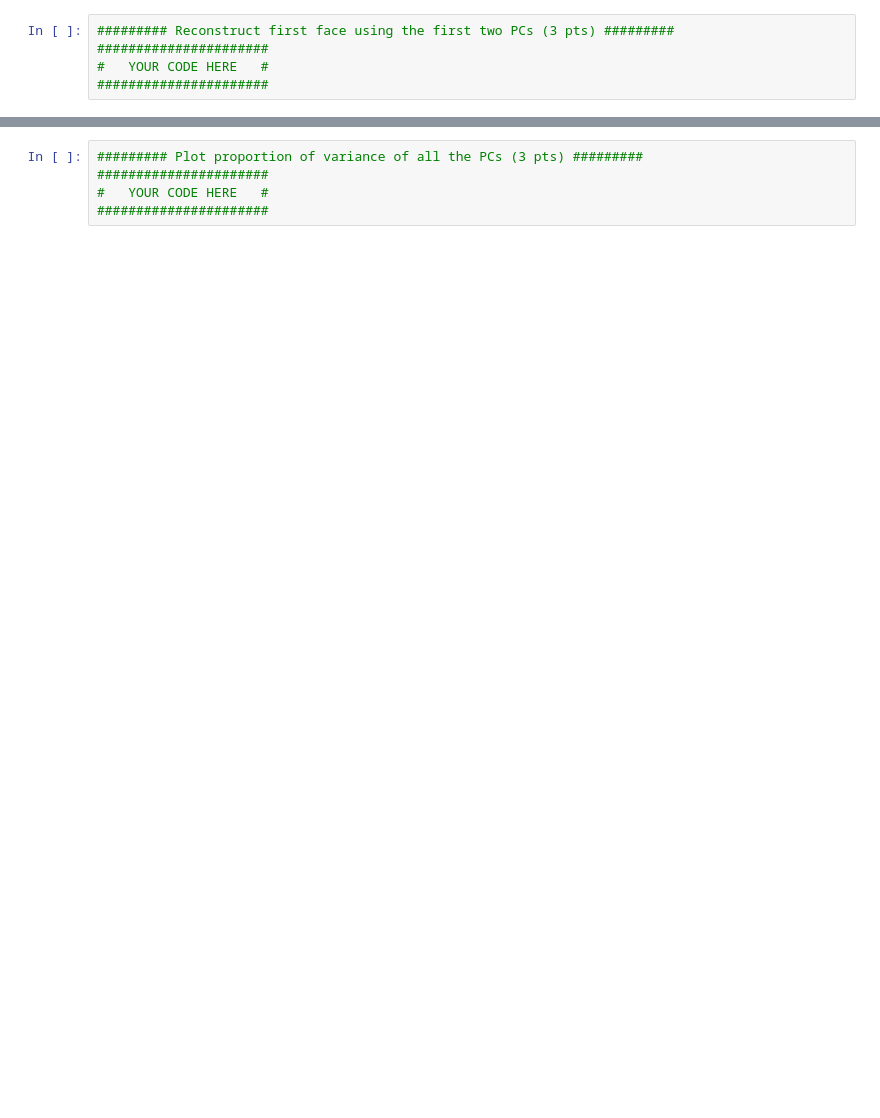
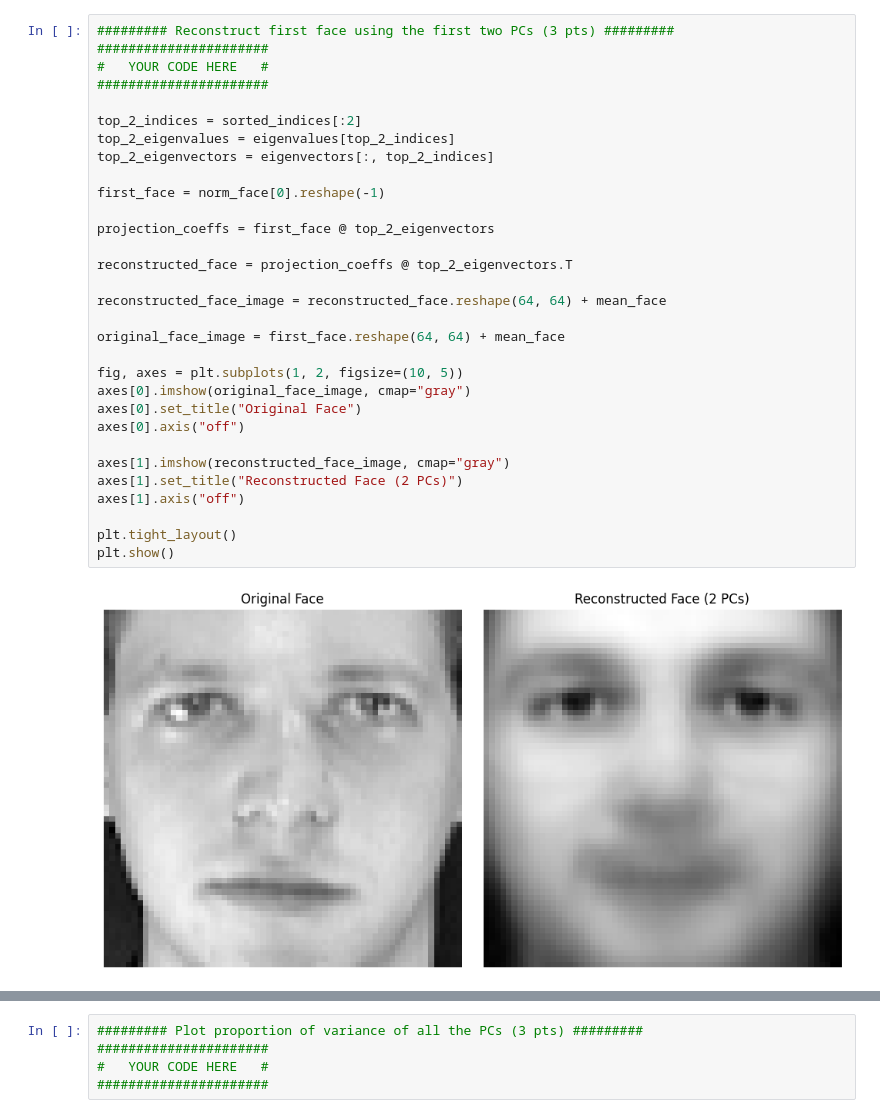
Before and after one commit to XHYuu/AI_Basic_and_Application, a Jupyter notebook: Ass2/Q2/Q2_PCA.ipynb, the cells around one changed output, grey strips where cells are left out. Drawn from its saved outputs; the diff is of its cells as text; blank space fills up the shorter version.

```diff
--- a/Ass2/Q2/Q2_PCA.ipynb
+++ b/Ass2/Q2/Q2_PCA.ipynb
@@ -36,8 +86,36 @@
 # %%
 ######### Reconstruct first face using the first two PCs (3 pts) #########
 ######################
 #   YOUR CODE HERE   #
 ######################
+
+top_2_indices = sorted_indices[:2]
+top_2_eigenvalues = eigenvalues[top_2_indices]
+top_2_eigenvectors = eigenvectors[:, top_2_indices]
+
+first_face = norm_face[0].reshape(-1)
+
+projection_coeffs = first_face @ top_2_eigenvectors
+
+reconstructed_face = projection_coeffs @ top_2_eigenvectors.T
+
+reconstructed_face_image = reconstructed_face.reshape(64, 64) + mean_face
+
+original_face_image = first_face.reshape(64, 64) + mean_face
+
+fig, axes = plt.subplots(1, 2, figsize=(10, 5))
+axes[0].imshow(original_face_image, cmap="gray")
+axes[0].set_title("Original Face")
+axes[0].axis("off")
+
+axes[1].imshow(reconstructed_face_image, cmap="gray")
+axes[1].set_title("Reconstructed Face (2 PCs)")
+axes[1].axis("off")
+
+plt.tight_layout()
+plt.show()
+# %% [output]
+[figure, added]
 # %%
 ######### Reconstruct random face using the first 5, 10, 25, 50, 100, 200, 300, 399  PCs (3 pts) #########
 ######################
```
Also changed, not shown: parts of 8 cells of this notebook, 1 other file.
